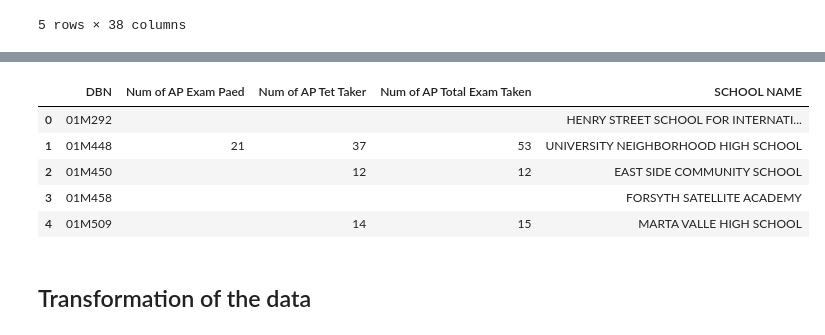
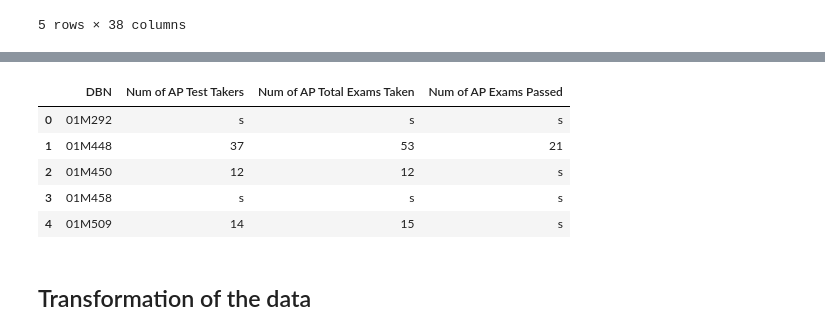
Before and after one commit to Amanser/ETL_Project, a Jupyter notebook: NYC_OpenData_ETL.ipynb, the cells around one changed output, grey strips where cells are left out. Cells and saved outputs as stored; diff of their text form; code cells hidden in the pictures.

```diff
--- a/NYC_OpenData_ETL.ipynb
+++ b/NYC_OpenData_ETL.ipynb
@@ -33,19 +37,36 @@ SAT_data_df.head()
 # %%
 #Had to save the dataset as CSV, remove all of the null("s") values and then convert the csv to JSON @ https://www.csvjson.com/csv2json
 
 
 # Import AP Scores JSON
 
-AP_file = "Resources/AP2.json"
-AP_data_df = pd.read_json(AP_file)
+# AP_file = "Resources/AP2.json"
+# AP_data_df = pd.read_json(AP_file)
+# AP_data_df.head()
+
+# Import JSON AP test data (use json.load, and specifying the data area of the JSON,
+# to account for the "s" values in dataset causing a value error
+# [ValueError: Mixing dicts with non-Series may lead to ambiguous ordering])
+
+AP_json = json.load(open('Resources/NYC_AP_Scores.json'))
+AP_data_df = pd.DataFrame(AP_json["data"])
 AP_data_df.head()
+
+# # Filter columns
+AP_data_df = AP_data_df[[8, 10, 11, 12]]
+
+# # Rename columns
+AP_data_df.rename(columns={8: 'DBN', 10:'Num of AP Test Takers', 11:'Num of AP Total Exams Taken',\
+12:'Num of AP Exams Passed'}, inplace=True)
+
+AP_data_df.head()
 # %% [output]
-|  | DBN | Num of AP Exam Paed | Num of AP Tet Taker | Num of AP Total Exam Taken | SCHOOL NAME |
-| 0 | 01M292 |  |  |  | HENRY STREET SCHOOL FOR INTERNATI... |
-| 1 | 01M448 | 21 | 37 | 53 | UNIVERSITY NEIGHBORHOOD HIGH SCHOOL |
-| 2 | 01M450 |  | 12 | 12 | EAST SIDE COMMUNITY SCHOOL |
-| 3 | 01M458 |  |  |  | FORSYTH SATELLITE ACADEMY |
-| 4 | 01M509 |  | 14 | 15 | MARTA VALLE HIGH SCHOOL |
+|  | DBN | Num of AP Test Takers | Num of AP Total Exams Taken | Num of AP Exams Passed |
+| 0 | 01M292 | s | s | s |
+| 1 | 01M448 | 37 | 53 | 21 |
+| 2 | 01M450 | 12 | 12 | s |
+| 3 | 01M458 | s | s | s |
+| 4 | 01M509 | 14 | 15 | s |
 # %% [markdown]
 ## Transformation of the data
 # %%
```
Also changed, not shown: parts of 10 cells of this notebook.
